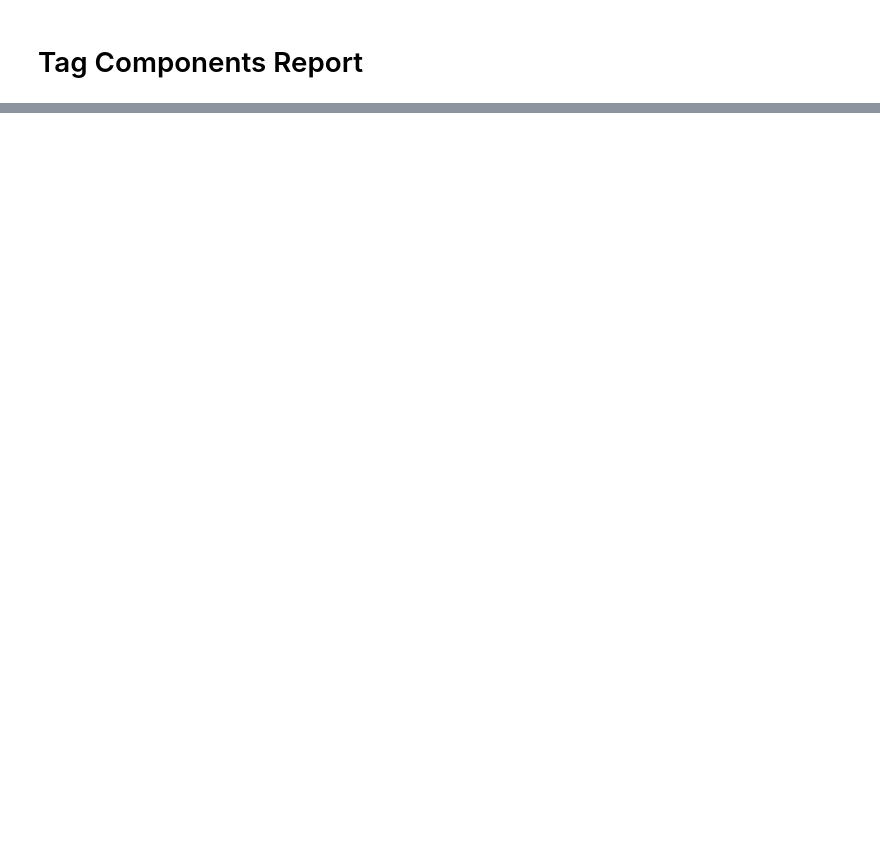
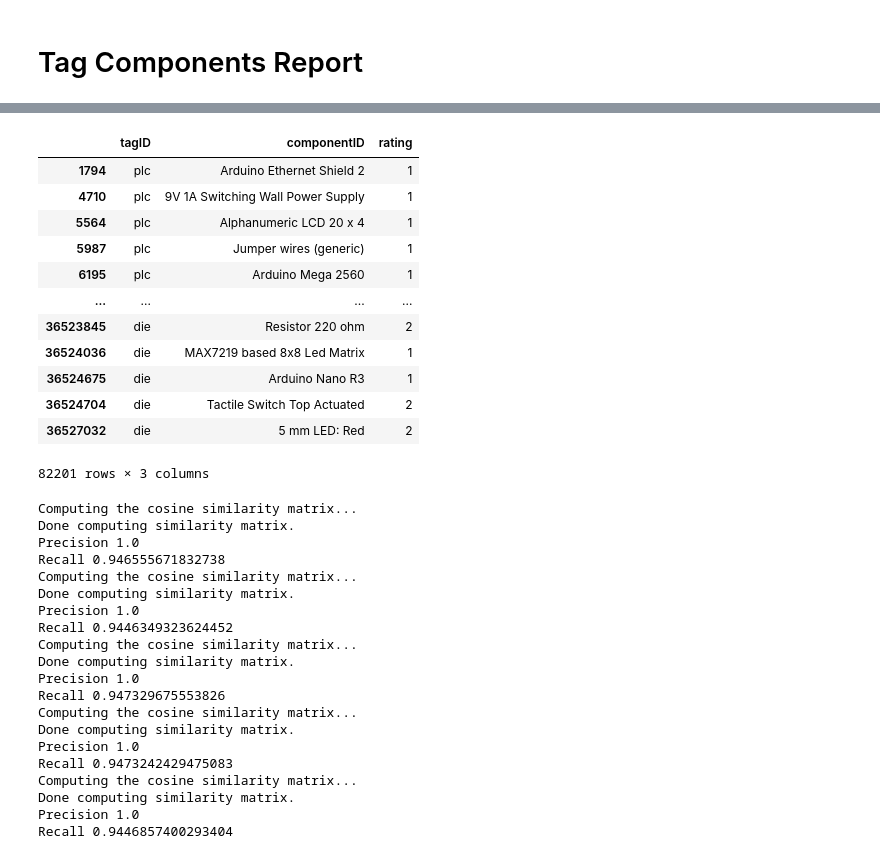
Before and after one commit to skynetnfb/low-code-ard-proj, a Jupyter notebook: resyduo_components/notebook_folder/notebook_report.ipynb, the cells around one changed output, grey strips where cells are left out. Cells and saved outputs as stored; diff of their text form; code cells hidden in the pictures; blank space fills up the shorter version.

```diff
--- a/resyduo_components/notebook_folder/notebook_report.ipynb
+++ b/resyduo_components/notebook_folder/notebook_report.ipynb
@@ -56,11 +40,17 @@ Best parameters :{'k': 20, 'sim_options': {'name': 'cosine', 'min_support': 1, '
 # Write Report and metrics to table
 # %%
 def write_report_to_file (report_file, df_name, row_cut, col_cut,surprise_df_path,original_df_path):
-    report = recommender.predict_and_validate(surprise_df_path)
+    df = pd.read_csv(original_df_path)
+    report = recommender.predict_and_validate(surprise_df=surprise_df_path,sim_options={
+                'name': 'cosine',
+                'user_based': True,
+                'min_support':1,
+                'shrinkage':0
+                },threshold = 0.15)
     #print("REPORT",report)
     file_stats = os.stat(surprise_df_path)
     file_size = round(file_stats.st_size / (1024 * 1024),4)
-    df = pd.read_csv(original_df_path)
+
     s = ''
     precision_avg = 0.0
     recall_avg = 0.0
@@ -79,15 +69,15 @@ def write_report_to_file (report_file, df_name, row_cut, col_cut,surprise_df_pat
         mae_avg += report[i]['mae']
         rmse_avg += report[i]['rmse']
         #AVG
-    precision_avg = round(precision_avg/len(report),4)
-    recall_avg = round(recall_avg /len(report),4)
-    accuracy_avg = round(accuracy_avg /len(report),4)
-    fpr_avg = round(accuracy_avg /len(report),4)
-    sr_avg = round(sr_avg /len(report),4)
-    mae_avg  = round(mae_avg /len(report),4)
-    rmse_avg = round(rmse_avg /len(report),4)
+    precision_avg = round(precision_avg/len(report),2)
+    recall_avg = round(recall_avg /len(report),2)
+    accuracy_avg = round(accuracy_avg /len(report),2)
+    fpr_avg = round(fpr_avg /len(report),2)
+    sr_avg = round(sr_avg /len(report),2)
+    mae_avg  = round(mae_avg /len(report),2)
+    rmse_avg = round(rmse_avg /len(report),2)
     s += "\\cline{1-8}"
-    s +='average'+" "+ "&"+ precision_avg+" "+"&"+ recall_avg+" ""&"+accuracy_avg+" ""&"+ fpr_avg+" ""&"+sr_avg+" "+"&"+mae_avg+"&"+rmse_avg+"\\\\"
+    s +='average'+" "+ "&"+ str(precision_avg)+" "+"&"+ str(recall_avg)+" ""&"+str(accuracy_avg)+" ""&"+ str(fpr_avg)+" ""&"+str(sr_avg)+" "+"&"+str(mae_avg)+"&"+str(rmse_avg)+"\\\\"
     string_report = """
 ############# DataFrame :  """+df_name+"""#################
 
@@ -225,2 +365,38 @@ write_report_to_file(report_file='report_tag_comp.txt',df_name='surprise_tag_com
 # %%
 write_report_to_file(report_file='report_tag_comp.txt',df_name='surprise_tag_comp_cut_0_0.csv',row_cut=0,col_cut=0, surprise_df_path='..\\transformation_component\\transformation_storage\\tag_data\\surprise_tag_comp_cut_0_0.csv', original_df_path='..\\transformation_component\\transformation_storage\\tag_data\\df_tag_comp_cut_0_0.csv')
+# %%
+write_report_to_file(report_file='report_tag_comp.txt',df_name='surprise_tag_comp_cut_1_1.csv',row_cut=1,col_cut=1, surprise_df_path='..\\transformation_component\\transformation_storage\\tag_data\\surprise_tag_comp_cut_1_1.csv', original_df_path='..\\transformation_component\\transformation_storage\\tag_data\\df_tag_comp_cut_1_1.csv')
+# %% [output]
+|  | tagID | componentID | rating |
+| 1794 | plc | Arduino Ethernet Shield 2 | 1 |
+| 4710 | plc | 9V 1A Switching Wall Power Supply | 1 |
+| 5564 | plc | Alphanumeric LCD 20 x 4 | 1 |
+| 5987 | plc | Jumper wires (generic) | 1 |
+| 6195 | plc | Arduino Mega 2560 | 1 |
+| ... | ... | ... | ... |
+| 36523845 | die | Resistor 220 ohm | 2 |
+| 36524036 | die | MAX7219 based 8x8 Led Matrix | 1 |
+| 36524675 | die | Arduino Nano R3 | 1 |
+| 36524704 | die | Tactile Switch Top Actuated | 2 |
+| 36527032 | die | 5 mm LED: Red | 2 |
+82201 rows × 3 columns
+Computing the cosine similarity matrix...
+Done computing similarity matrix.
+Precision 1.0
+Recall 0.946555671832738
+Computing the cosine similarity matrix...
+Done computing similarity matrix.
+Precision 1.0
+Recall 0.9446349323624452
+Computing the cosine similarity matrix...
+Done computing similarity matrix.
+Precision 1.0
+Recall 0.947329675553826
+Computing the cosine similarity matrix...
+Done computing similarity matrix.
+Precision 1.0
+Recall 0.9473242429475083
+Computing the cosine similarity matrix...
+Done computing similarity matrix.
+Precision 1.0
+Recall 0.9446857400293404
```
Also changed, not shown: parts of 15 cells of this notebook, 31 other files.
